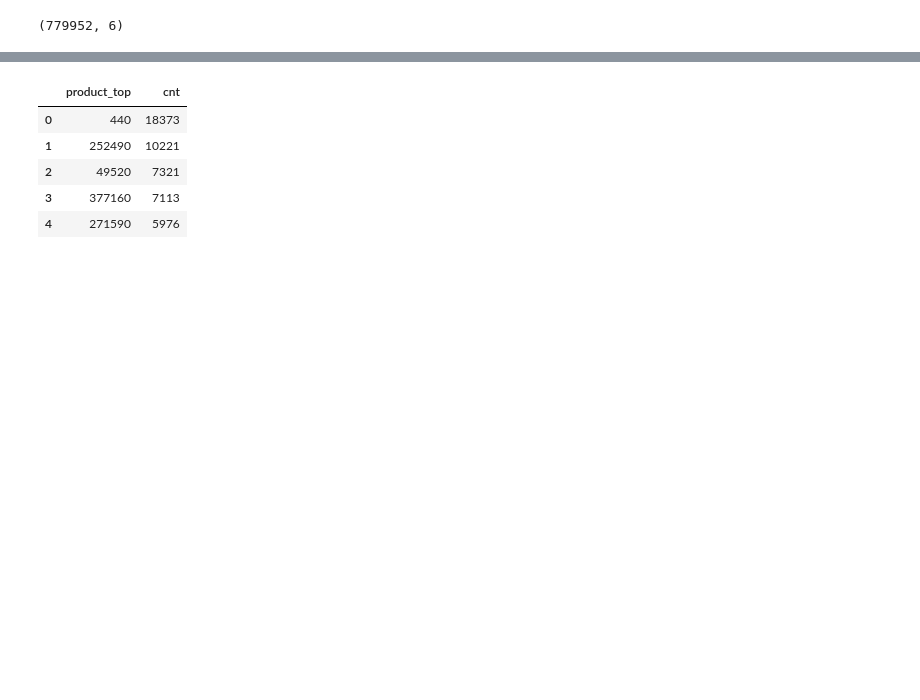
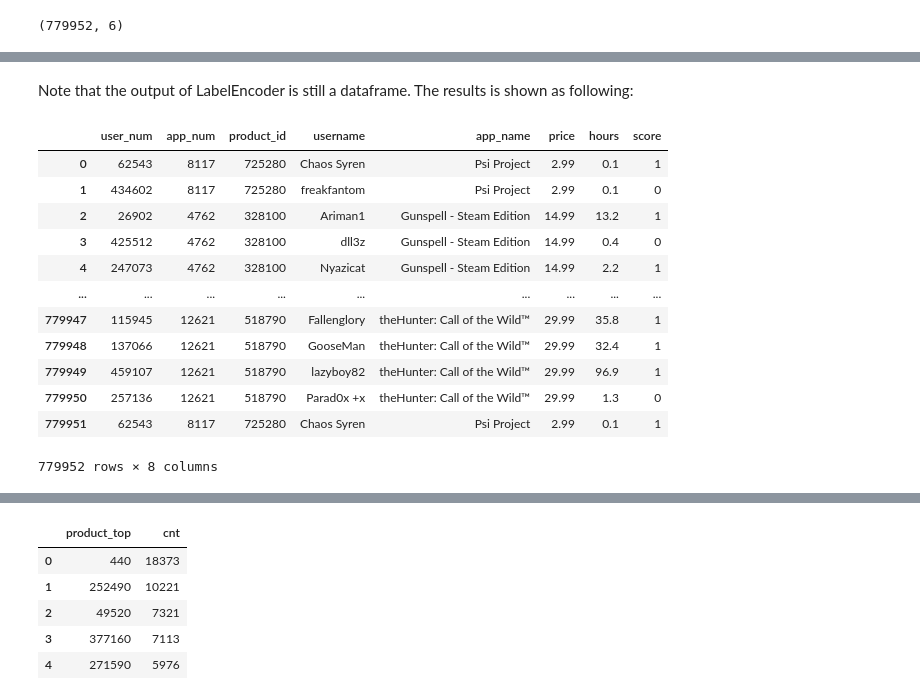
Before and after one commit to gonzalogperez/sistemas-recomendacion-steam, a Jupyter notebook: DS_Proyecto_03_SR.ipynb, the cells around one changed output, grey strips where cells are left out. Drawn from its saved outputs; the diff is of its cells as text; code cells hidden in the pictures; blank space fills up the shorter version.

```diff
--- a/DS_Proyecto_03_SR.ipynb
+++ b/DS_Proyecto_03_SR.ipynb
@@ -1154,0 +1189,16 @@ range(1, 779950)
+# %%
+# LabelEncoder converts each class under specified feature to a numerical value. Let’s go through the steps to see how to do it.
+#Instantiate a LabelEncoder object:
+# import labelencoder
+from sklearn.preprocessing import LabelEncoder
+# instantiate labelencoder object
+le = LabelEncoder()
+# %%
+df = df.copy()
+#Apply LabelEncoder on each of the categorical columns:
+# apply le on categorical feature columns
+df[categorical_cols] = df[categorical_cols].apply(lambda col: le.fit_transform(col))
+# %%
+df = df[categorical_cols]
+#hacer rename columnas
+df.rename(columns={'username': 'user_num', 'app_name': 'app_num'}, inplace=True)
@@ -1154,0 +1221,20 @@ range(1, 779950)
+# %% [markdown]
+Note that the output of LabelEncoder is still a dataframe. The results is shown as following:
+# %%
+result = pd.concat([df, df1], axis=1, join="inner")
+# %%
+result
+# %% [output]
+|  | user_num | app_num | product_id | username | app_name | price | hours | score |
+| 0 | 62543 | 8117 | 725280 | Chaos Syren | Psi Project | 2.99 | 0.1 | 1 |
+| 1 | 434602 | 8117 | 725280 | freakfantom | Psi Project | 2.99 | 0.1 | 0 |
+| 2 | 26902 | 4762 | 328100 | Ariman1 | Gunspell - Steam Edition | 14.99 | 13.2 | 1 |
+| 3 | 425512 | 4762 | 328100 | dll3z | Gunspell - Steam Edition | 14.99 | 0.4 | 0 |
+| 4 | 247073 | 4762 | 328100 | Nyazicat | Gunspell - Steam Edition | 14.99 | 2.2 | 1 |
+| ... | ... | ... | ... | ... | ... | ... | ... | ... |
+| 779947 | 115945 | 12621 | 518790 | Fallenglory | theHunter: Call of the Wild™ | 29.99 | 35.8 | 1 |
+| 779948 | 137066 | 12621 | 518790 | GooseMan | theHunter: Call of the Wild™ | 29.99 | 32.4 | 1 |
+| 779949 | 459107 | 12621 | 518790 | lazyboy82 | theHunter: Call of the Wild™ | 29.99 | 96.9 | 1 |
+| 779950 | 257136 | 12621 | 518790 | Parad0x +x | theHunter: Call of the Wild™ | 29.99 | 1.3 | 0 |
+| 779951 | 62543 | 8117 | 725280 | Chaos Syren | Psi Project | 2.99 | 0.1 | 1 |
+779952 rows × 8 columns
```
Also changed, not shown: parts of 59 cells of this notebook.
